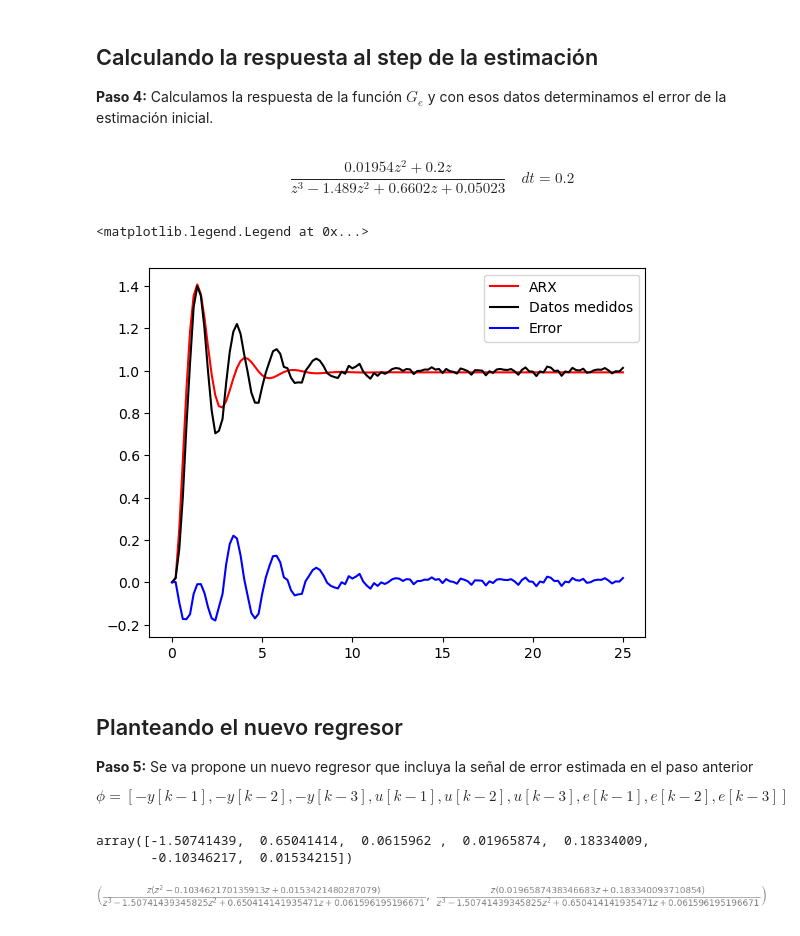
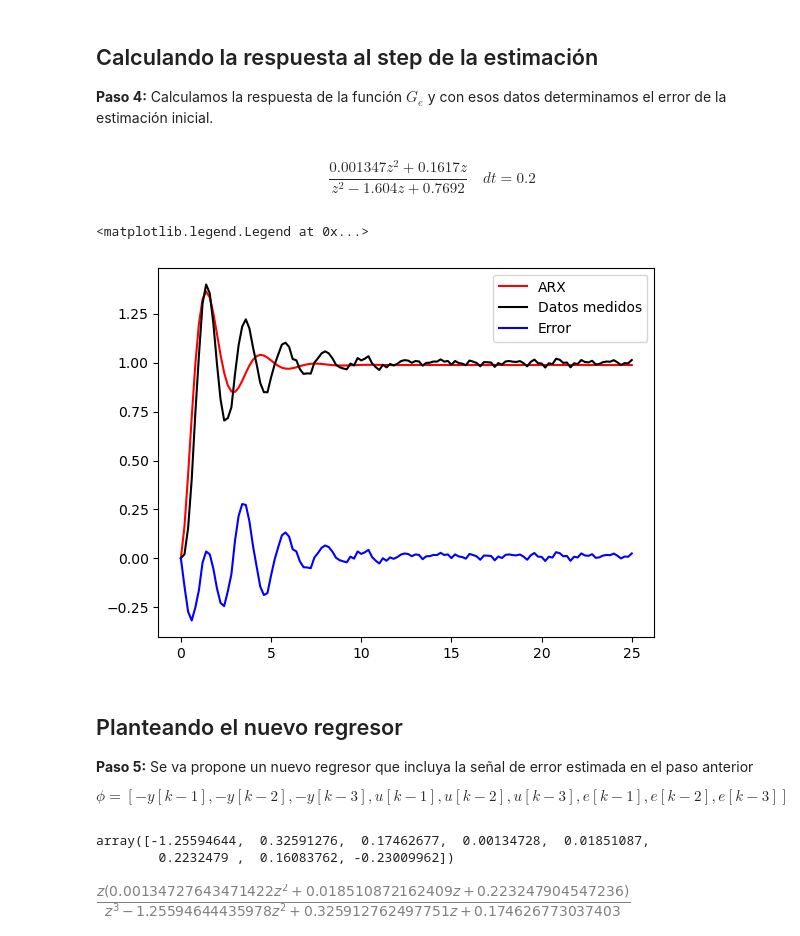
Before and after one commit to jairocuellar/System_identification, a Jupyter notebook: class_10_02.ipynb, the cells around one changed output. Drawn from its saved outputs; the diff is of its cells as text; code cells hidden in the pictures.

```diff
--- a/class_10_02.ipynb
+++ b/class_10_02.ipynb
@@ -65,7 +66,7 @@ for k in range(3,N):
     u_3[k]=u[k-3]
 # %%
 ## Creación del vector phi
-phi = np.array([-y_1,-y_2,-y_3,u_1,u_2]).transpose()
+phi = np.array([-y_1,-y_2,u,u_1]).transpose()
 
 ## Definición de matriz de pesos para dar mayor peso al transitorio
 pesos = np.zeros(N)
@@ -113,10 +115,10 @@ Gd = Gs.simplify()
 **Paso 4:** Calculamos la respuesta de la función $G_e$ y con esos datos determinamos el error de la estimación inicial.
 # %%
 ## Función de transferencia
-G_e = control.tf([theta[3],theta[4],0],[1,theta[0],theta[1],theta[2]],dt)
+G_e = control.tf([theta[2],theta[3],0],[1,theta[0],theta[1]],dt)
 G_e
 # %% [output]
-$$\frac{0.01954 z^2 + 0.2 z}{z^3 - 1.489 z^2 + 0.6602 z + 0.05023}\quad dt = 0.2$$
+$$\frac{0.001347 z^2 + 0.1617 z}{z^2 - 1.604 z + 0.7692}\quad dt = 0.2$$
 # %%
 ## Definiendo la función de transferencia estimada ARX
 _,ye = control.step_response(G_e,t)
@@ -134,7 +136,7 @@ plt.plot(t,e,color = 'blue')
 plt.legend(['ARX','Datos medidos','Error'])
 # %% [output]
 <matplotlib.legend.Legend at 0x...>
-[figure, old version]
+[figure, new version]
 # %% [markdown]
 ## Planteando el nuevo regresor
 
@@ -160,7 +162,7 @@ for k in range(3,N):
     ye_3[k]=ye[k-3]
 
 ## Creación del vector phi segunda estimación
-phi2 = np.array([-y_1,-y_2,-y_3,u_1,u_2,e_1,e_2]).transpose()
+phi2 = np.array([-y_1,-y_2,-y_3,u,u_1,u_2,e_1,e_2]).transpose()
 
 # Parámetro para la regularización de los minimos cuadrados (entre 0 y 1)
 # Garantiza que la matriz (phi^T*phi)^-1 exista y se pueda estimar
@@ -170,20 +172,20 @@ Am = np.dot(phi2.T,phi2) + alpha*np.eye(len(np.dot(phi2.T,phi2)))
 theta2 = np.dot(np.linalg.inv(Am),np.dot(phi2.T,yn))
 theta2
 # %% [output]
-array([-1.50741439,  0.65041414,  0.0615962 ,  0.01965874,  0.18334009,
-       -0.10346217,  0.01534215])
+array([-1.25594644,  0.32591276,  0.17462677,  0.00134728,  0.01851087,
+        0.2232479 ,  0.16083762, -0.23009962])
 # %%
 ## Definir el modelo ARX    y(t) = G(z)u(t) + H(z)e(t)
 ## G = B/A,    H = 1/A
 
 ## Construir los polinomios A(z) y B(z)
 A = 1 + theta2[0]*z**-1 + theta2[1]*z**-2+ theta2[2]*z**-3
-B = theta2[3]*z**-1 + theta2[4]*z**-2
-C = 1 + theta2[5]*z**-1 + theta2[6]*z**-2
+B = theta2[3] + theta2[4]*z**-1 + theta2[5]*z**-2
+C = 1 + theta2[6]*z**-1 + theta2[7]*z**-2
 G = (B/A).simplify()
 H = (C/A).simplify()
-H, G
+G
 # %% [output]
-[figure, old version]
+[figure, new version]
 # %%
 ## Armando la función de transferencia estimada con los parámetros hallados
```
Also changed, not shown: parts of 7 cells of this notebook, 6 other files.
